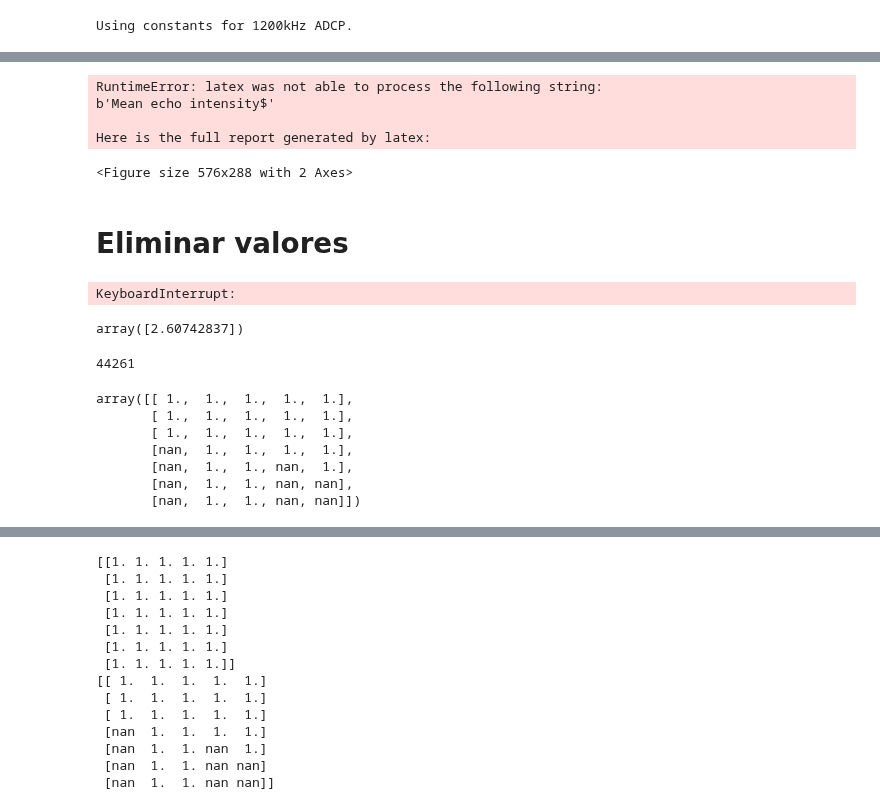
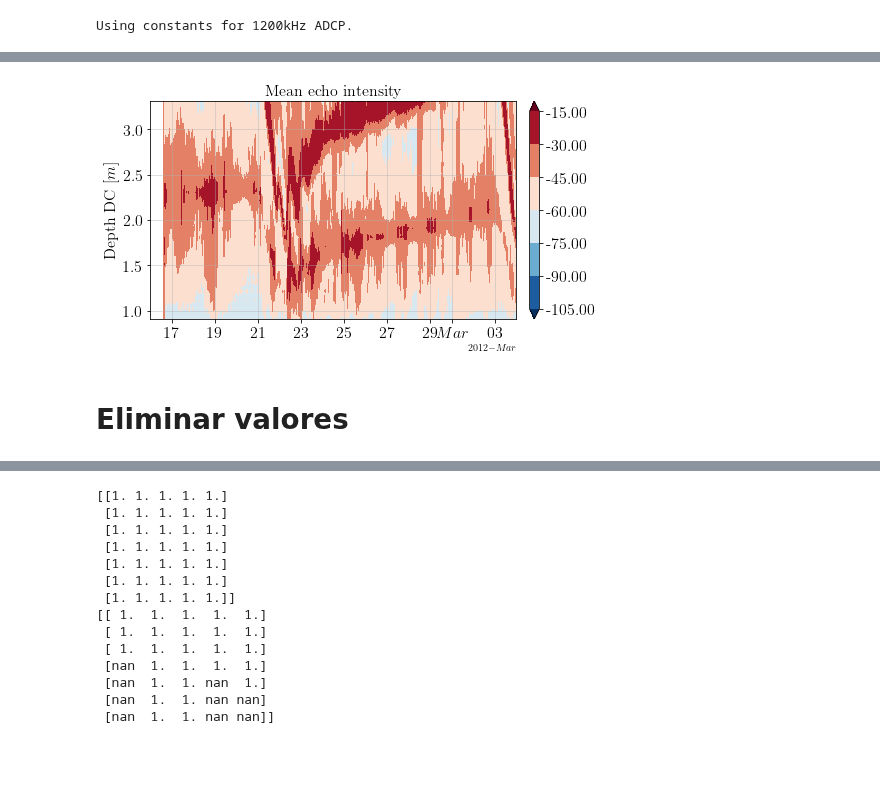
Before and after one commit to Dhannai/Thesis, a Jupyter notebook: febmar/adcp.ipynb, the cells around one changed output, grey strips where cells are left out. Saved outputs shown, nothing was run; the diff lists cells and outputs as text; code cells hidden in the pictures; blank space fills up the shorter version.

Commit message:
borrando commits, espero no sea un error

```diff
--- a/febmar/adcp.ipynb
+++ b/febmar/adcp.ipynb
@@ -17,6 +17,8 @@ from scipy.interpolate import griddata
 %matplotlib inline
 plt.rc('text', usetex=True)
 plt.rc('font', family='serif')
+import matplotlib as mpl
+mpl.rcParams['agg.path.chunksize'] = 100000
 # %% [markdown]
 ## Funciones
 # %%
@@ -27,8 +29,9 @@ def to_data(date,da,s,temp):
 # %% [markdown]
 ## Importar datos
 # %%
-adcp = xr.open_dataset("C://Users//dhann//Documents//git//dump//adcp//data//adcp2012feb.nc")
-# adcp = xr.open_dataset("C://Users//Dhannai//Documents//git//dump//adcp//data//adcp2012feb.nc")
+# adcp = xr.open_dataset("C://Users//dhann//Documents//git//dump//adcp//data//adcp2012feb.nc")
+adcp = xr.open_dataset("C://Users//Dhannai//Documents//git//dump//adcp//data//adcp2012feb.nc")
+bks_drp = np.load("data/bks_drp.npy")
 # %%
 adcp
 # %% [output]
@@ -100,45 +115,41 @@ formatter = mdates.ConciseDateFormatter(locator)
 
 #Inicio figura
 fig, (ax3) = plt.subplots(nrows=1, figsize=(8, 4))
 
 
 #Grafico de velocidad del agua (color map)
-ax3.set_title(r"Mean echo intensity$",
+ax3.set_title(r"Mean echo intensity",
           fontsize=16)
 contourf_ = ax3.contourf(adcp.time, y_bin,
                          Sv,
                         #  levels=level_boundaries_v,
                          cmap=cm.RdBu_r,
                         #  vmax=vmax, vmin=vmin,
                          extend='both')
 cbar = fig.colorbar(contourf_, ax=ax3, pad=0.03)
 cbar.ax.tick_params(labelsize=16)
 cbar.ax.yaxis.set_major_formatter(tick.FormatStrFormatter('%.2f'))
 ax3.set_ylabel(r"Depth DC "
           r"$\displaystyle[m]$",
           fontsize=16)
 ax3.grid(alpha=0.5)
 ax3.xaxis.set_tick_params(labelsize=16)
 ax3.yaxis.set_tick_params(labelsize=16)
 # ax3.plot(dc1.index, dc1['Depth'].values, c='k', alpha=0.5, linewidth=0.5)
 ax3.set_xlim(dtz.date(2012,2,16),dtz.date(2012,3,4))
 ax3.xaxis.set_major_locator(locator)
 ax3.xaxis.set_major_formatter(formatter)
 
 
 plt.show()
 # %% [output]
-RuntimeError: latex was not able to process the following string:
-b'Mean echo intensity$'
-
-Here is the full report generated by latex:
-<Figure size 576x288 with 2 Axes>
+[figure, added]
 # %% [markdown]
 # Eliminar valores
 # %%
 z = DC_1["Depth"]
 Sv_new = Sv.copy()
-for i in range(n_time):
+for i in range(n_time-19):
     cont = 0
     for j in y_bin:
         if len(z.loc[adcp.time.isel(time=i).values:adcp.time.isel(time=i+19).values].values) == 0:
@@ -148,24 +159,5 @@ for i in range(n_time):
         elif z.loc[adcp.time.isel(time=i).values:adcp.time.isel(time=i+19).values].values[0] > j:
             break
     Sv_new[cont:, i] = np.nan
-# %% [output]
-KeyboardInterrupt:
-# %%
-
-z.loc[adcp.time.isel(time=44262).values:adcp.time.isel(time=44262+19).values].values
-# %% [output]
-array([2.60742837])
 # %%
-np.save("data/bks_drp.npy", Sv_new)
+# np.save("data/bks_drp.npy", Sv_new)
-# %% [output]
-44261
-# %%
-test2
-# %% [output]
-array([[ 1.,  1.,  1.,  1.,  1.],
-       [ 1.,  1.,  1.,  1.,  1.],
-       [ 1.,  1.,  1.,  1.,  1.],
-       [nan,  1.,  1.,  1.,  1.],
-       [nan,  1.,  1., nan,  1.],
-       [nan,  1.,  1., nan, nan],
-       [nan,  1.,  1., nan, nan]])
```
Also changed, not shown: parts of 5 cells of this notebook.
